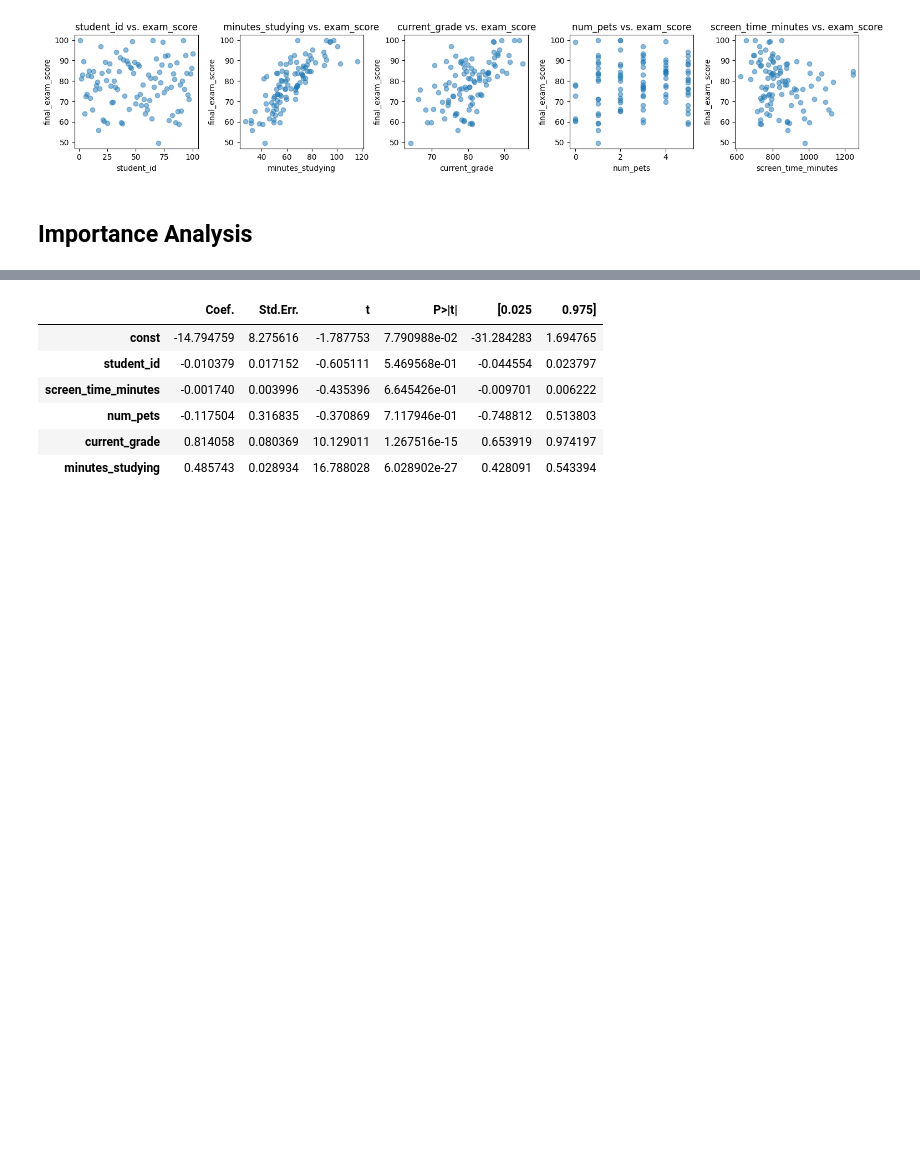
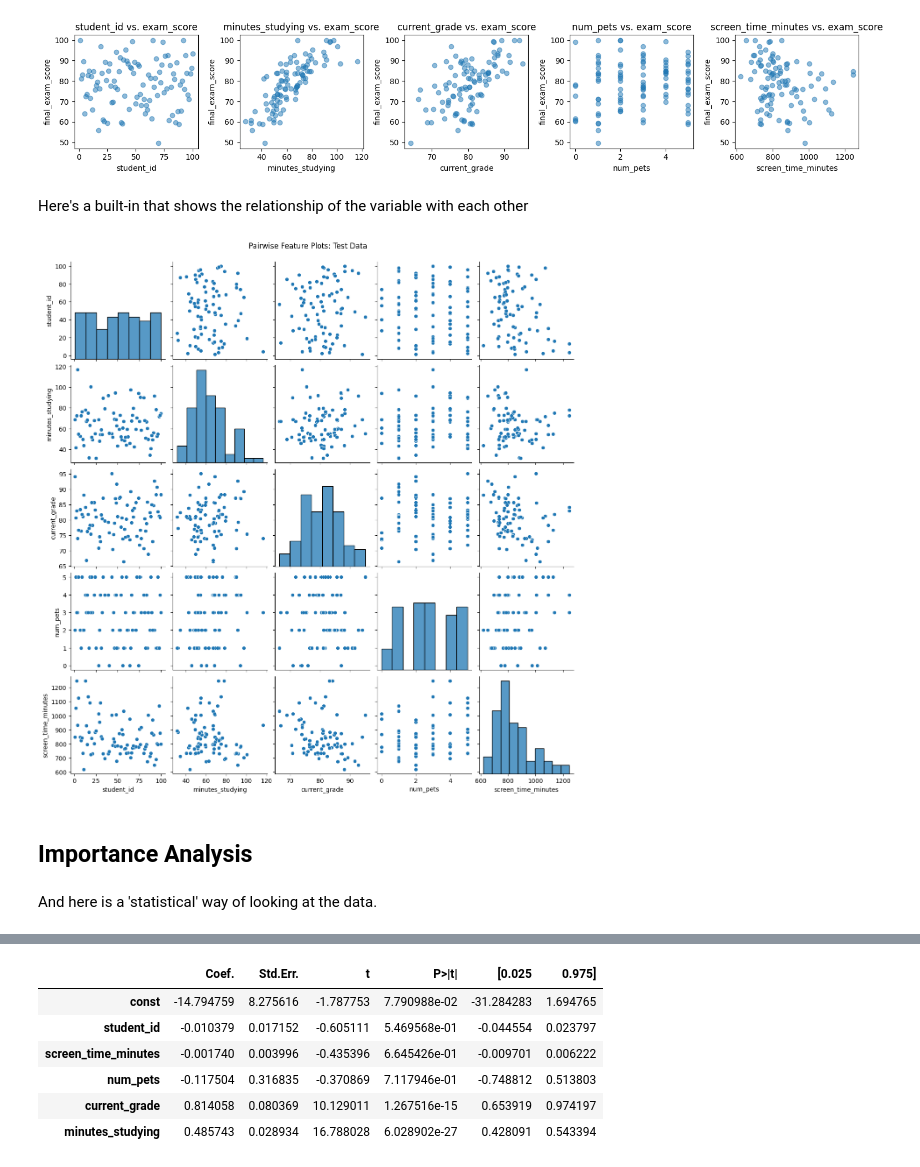
Before and after one commit to paderevski/ML-curriculum, a Jupyter notebook: notebooks/04-regression-plus/Test_Scores.ipynb, the cells around one changed output, grey strips where cells are left out. Drawn from its saved outputs; the diff is of its cells as text; code cells hidden in the pictures; blank space fills up the shorter version.

```diff
--- a/notebooks/04-regression-plus/Test_Scores.ipynb
+++ b/notebooks/04-regression-plus/Test_Scores.ipynb
@@ -322,8 +347,18 @@ plt.tight_layout()
 plt.show()
 # %% [output]
 [figure]
+# %% [markdown]
+Here's a built-in that shows the relationship of the variable with each other
+# %%
+sns.pairplot(X_train)
+plt.suptitle("Pairwise Feature Plots: Test Data", y=1.02)
+plt.show()
+# %% [output]
+[figure, added]
 # %% [markdown]
 ## Importance Analysis
+# %% [markdown]
+And here is a 'statistical' way of looking at the data.
 # %%
 import statsmodels.api as sm
 # Fit the OLS model (Ordinary Least Squares)
```
Also changed, not shown: parts of 9 cells of this notebook.
